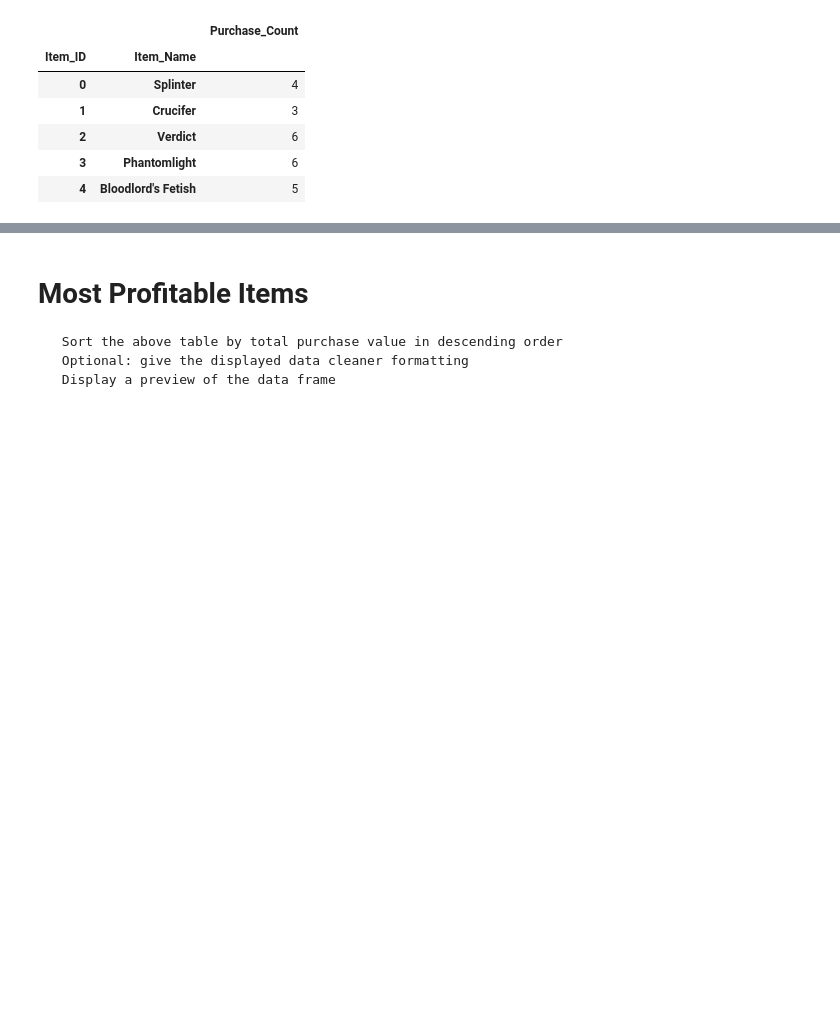
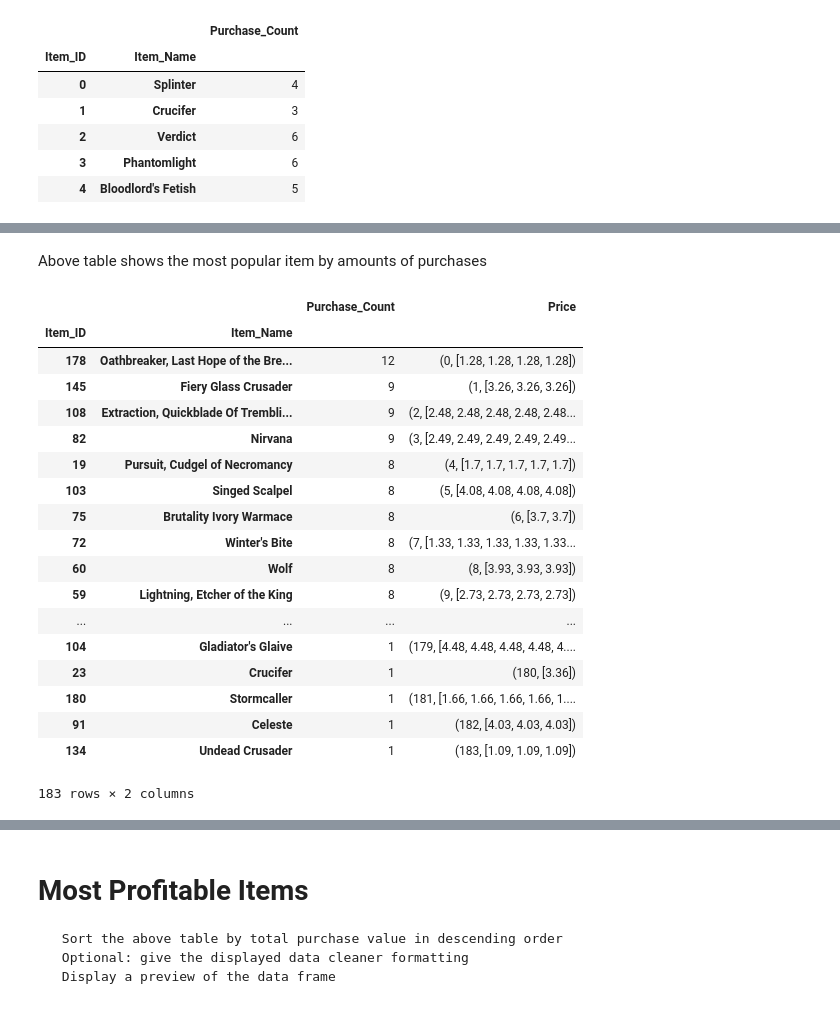
Before and after one commit to smith-jj/Pandas-Homework, a Jupyter notebook: HerosOfPymoli_Submission.ipynb, the cells around one changed output, grey strips where cells are left out. Saved outputs shown, nothing was run; the diff lists cells and outputs as text; code cells hidden in the pictures; blank space fills up the shorter version.

```diff
--- a/HerosOfPymoli_InProgress.ipynb
+++ b/HerosOfPymoli_Submission.ipynb
@@ -663,3 +665,8 @@ most_pop_ct.head()
 | 2 | Verdict | 6 |
 | 3 | Phantomlight | 6 |
 | 4 | Bloodlord's Fetish | 5 |
+# %%
+# Sort Dataframe highest  to lowest
+most_pop_ct = most_pop_ct.sort_values(by=['Purchase_Count'], ascending=False)
+most_pop_ct.head()
+# Shows the most popular item by amounts of purchases
@@ -666,4 +681,26 @@ most_pop_ct.head()
+# %% [markdown]
+Above table shows the most popular item by amounts of purchases
 # %%
 # Add Price Column for value of each Item
-most_pop_ct["Price"] = most_pop["Price"].get_values
+most_pop_ct["Price"] = most_pop["Price"]
 most_pop_ct
+# %% [output]
+|  |  | Purchase_Count | Price |
+| Item_ID | Item_Name |  |  |
+| 178 | Oathbreaker, Last Hope of the Bre... | 12 | (0, [1.28, 1.28, 1.28, 1.28]) |
+| 145 | Fiery Glass Crusader | 9 | (1, [3.26, 3.26, 3.26]) |
+| 108 | Extraction, Quickblade Of Trembli... | 9 | (2, [2.48, 2.48, 2.48, 2.48, 2.48... |
+| 82 | Nirvana | 9 | (3, [2.49, 2.49, 2.49, 2.49, 2.49... |
+| 19 | Pursuit, Cudgel of Necromancy | 8 | (4, [1.7, 1.7, 1.7, 1.7, 1.7]) |
+| 103 | Singed Scalpel | 8 | (5, [4.08, 4.08, 4.08, 4.08]) |
+| 75 | Brutality Ivory Warmace | 8 | (6, [3.7, 3.7]) |
+| 72 | Winter's Bite | 8 | (7, [1.33, 1.33, 1.33, 1.33, 1.33... |
+| 60 | Wolf | 8 | (8, [3.93, 3.93, 3.93]) |
+| 59 | Lightning, Etcher of the King | 8 | (9, [2.73, 2.73, 2.73, 2.73]) |
+| ... | ... | ... | ... |
+| 104 | Gladiator's Glaive | 1 | (179, [4.48, 4.48, 4.48, 4.48, 4.... |
+| 23 | Crucifer | 1 | (180, [3.36]) |
+| 180 | Stormcaller | 1 | (181, [1.66, 1.66, 1.66, 1.66, 1.... |
+| 91 | Celeste | 1 | (182, [4.03, 4.03, 4.03]) |
+| 134 | Undead Crusader | 1 | (183, [1.09, 1.09, 1.09]) |
+183 rows × 2 columns
```
Also changed, not shown: parts of 8 cells of this notebook.
